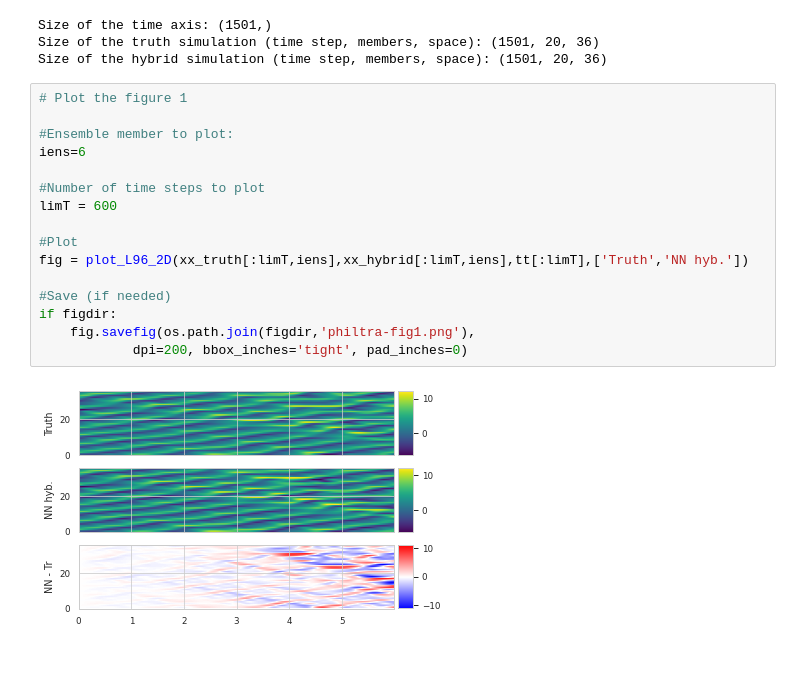
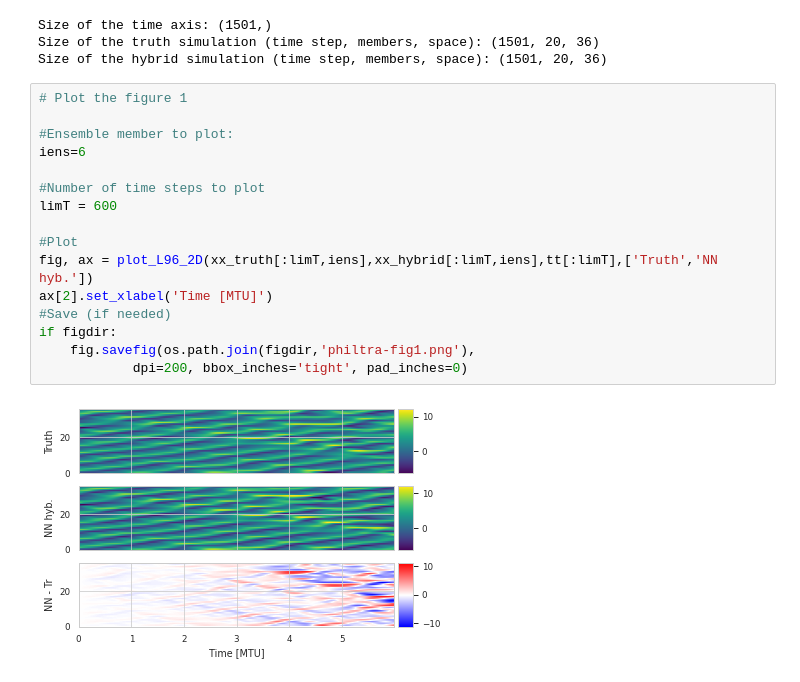
Before and after one commit to brajard/reddaml, a Jupyter notebook: L2S/philtra-figure1.ipynb, the cells around one changed output. Cells and saved outputs as stored; diff of their text form.

Commit message:
add xlabel to figure 1

```diff
--- a/L2S/philtra-figure1.ipynb
+++ b/L2S/philtra-figure1.ipynb
@@ -149,18 +141,18 @@ Size of the hybrid simulation (time step, members, space): (1501, 20, 36)
 # %%
 # Plot the figure 1
 
 #Ensemble member to plot:
 iens=6
 
 #Number of time steps to plot
 limT = 600
 
 #Plot
-fig = plot_L96_2D(xx_truth[:limT,iens],xx_hybrid[:limT,iens],tt[:limT],['Truth','NN hyb.'])
-
+fig, ax = plot_L96_2D(xx_truth[:limT,iens],xx_hybrid[:limT,iens],tt[:limT],['Truth','NN hyb.'])
+ax[2].set_xlabel('Time [MTU]')
 #Save (if needed)
 if figdir:
     fig.savefig(os.path.join(figdir,'philtra-fig1.png'),
             dpi=200, bbox_inches='tight', pad_inches=0)
 # %% [output]
-[figure, old version]
+[figure, new version]
```
Also changed, not shown: parts of 2 cells of this notebook, 3 other files.
